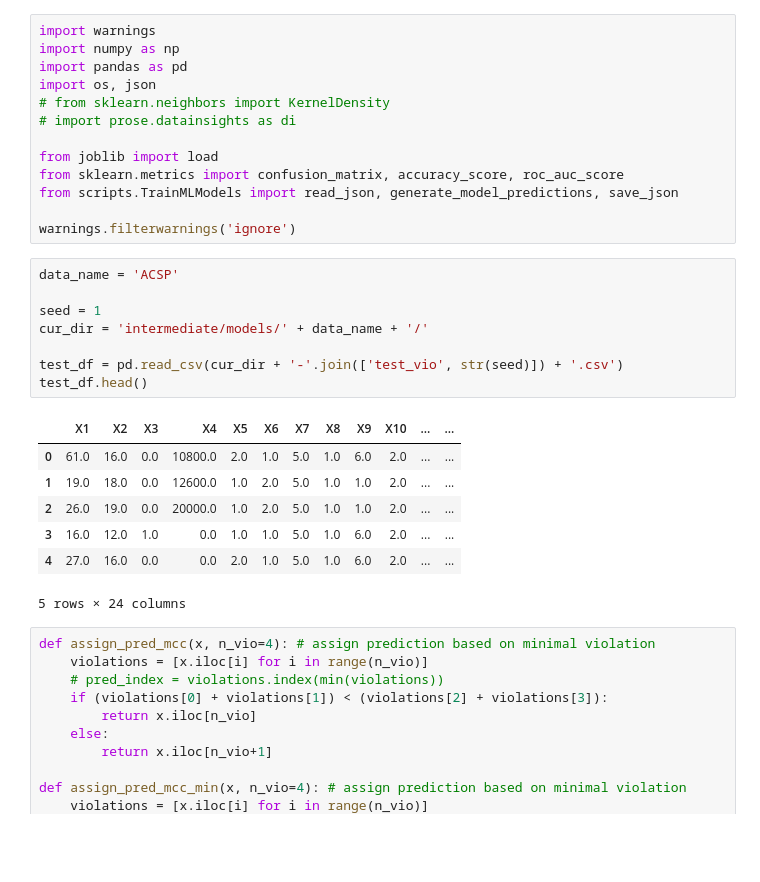
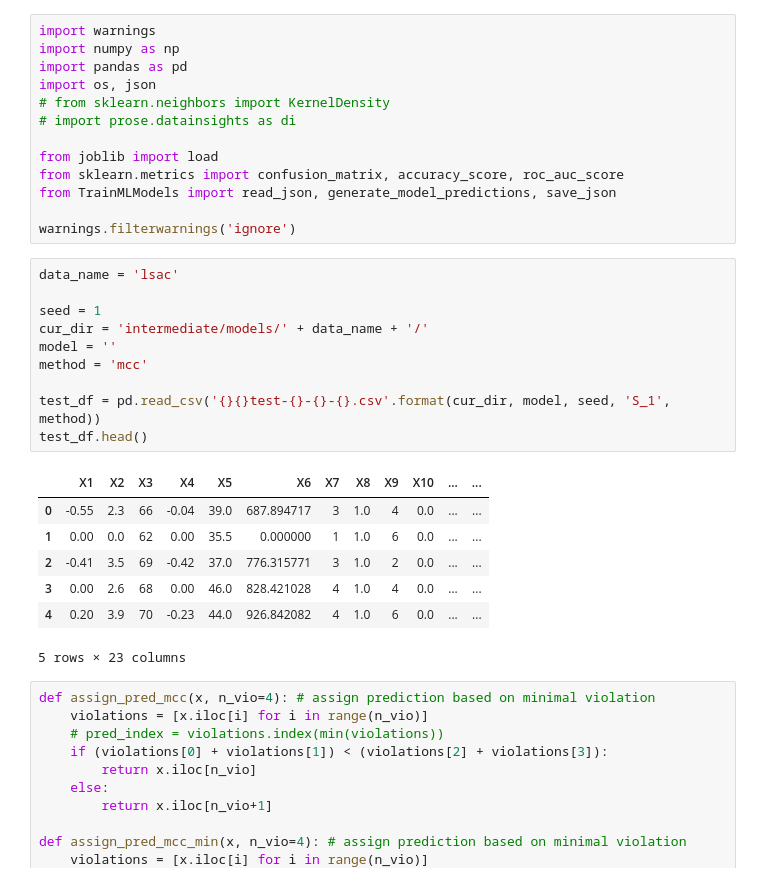
Before and after one commit to KeYang0923/NonInvasiveTool4FairML, a Jupyter notebook: Opt_MCC_parameters.ipynb, the cells around one changed output. Saved outputs shown, nothing was run; the diff lists cells and outputs as text; blank space fills up the shorter version.

```diff
--- a/Opt_MCC_parameters.ipynb
+++ b/Opt_MCC_parameters.ipynb
@@ -8,25 +8,27 @@ import os, json
 
 from joblib import load
 from sklearn.metrics import confusion_matrix, accuracy_score, roc_auc_score
-from scripts.TrainMLModels import read_json, generate_model_predictions, save_json
+from TrainMLModels import read_json, generate_model_predictions, save_json
 
 warnings.filterwarnings('ignore')
 # %%
-data_name = 'ACSP'
+data_name = 'lsac'
 
 seed = 1
 cur_dir = 'intermediate/models/' + data_name + '/'
+model = ''
+method = 'mcc'
 
-test_df = pd.read_csv(cur_dir + '-'.join(['test_vio', str(seed)]) + '.csv')
+test_df = pd.read_csv('{}{}test-{}-{}-{}.csv'.format(cur_dir, model, seed, 'S_1', method))
 test_df.head()
 # %% [output]
 |  | X1 | X2 | X3 | X4 | X5 | X6 | X7 | X8 | X9 | X10 | ... | ... |
-| 0 | 61.0 | 16.0 | 0.0 | 10800.0 | 2.0 | 1.0 | 5.0 | 1.0 | 6.0 | 2.0 | ... | ... |
-| 1 | 19.0 | 18.0 | 0.0 | 12600.0 | 1.0 | 2.0 | 5.0 | 1.0 | 1.0 | 2.0 | ... | ... |
-| 2 | 26.0 | 19.0 | 0.0 | 20000.0 | 1.0 | 2.0 | 5.0 | 1.0 | 1.0 | 2.0 | ... | ... |
-| 3 | 16.0 | 12.0 | 1.0 | 0.0 | 1.0 | 1.0 | 5.0 | 1.0 | 6.0 | 2.0 | ... | ... |
-| 4 | 27.0 | 16.0 | 0.0 | 0.0 | 2.0 | 1.0 | 5.0 | 1.0 | 6.0 | 2.0 | ... | ... |
+| 0 | -0.55 | 2.3 | 66 | -0.04 | 39.0 | 687.894717 | 3 | 1.0 | 4 | 0.0 | ... | ... |
+| 1 | 0.00 | 0.0 | 62 | 0.00 | 35.5 | 0.000000 | 1 | 1.0 | 6 | 0.0 | ... | ... |
+| 2 | -0.41 | 3.5 | 69 | -0.42 | 37.0 | 776.315771 | 3 | 1.0 | 2 | 0.0 | ... | ... |
+| 3 | 0.00 | 2.6 | 68 | 0.00 | 46.0 | 828.421028 | 4 | 1.0 | 4 | 0.0 | ... | ... |
+| 4 | 0.20 | 3.9 | 70 | -0.23 | 44.0 | 926.842082 | 4 | 1.0 | 6 | 0.0 | ... | ... |
-5 rows × 24 columns
+5 rows × 23 columns
 # %%
 def assign_pred_mcc(x, n_vio=4): # assign prediction based on minimal violation
     violations = [x.iloc[i] for i in range(n_vio)]
```
Also changed, not shown: parts of 37 cells of this notebook, 16 other files.
